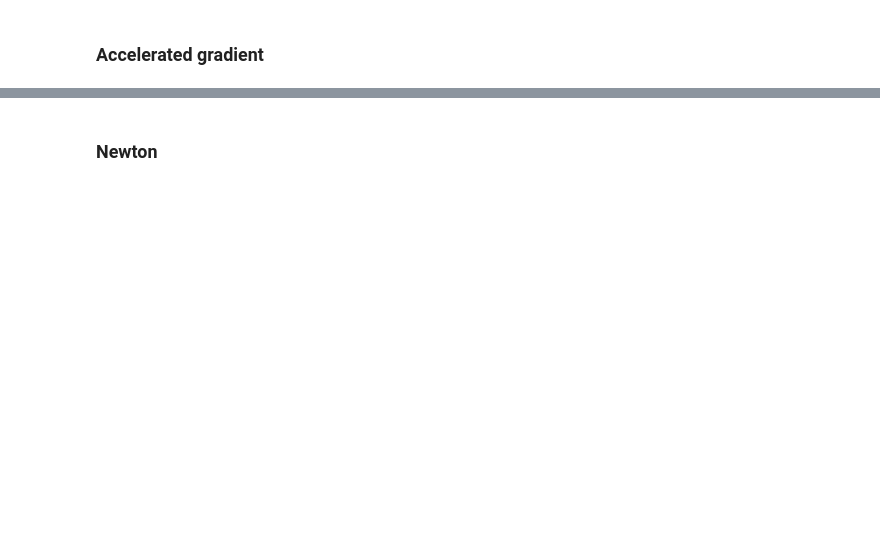
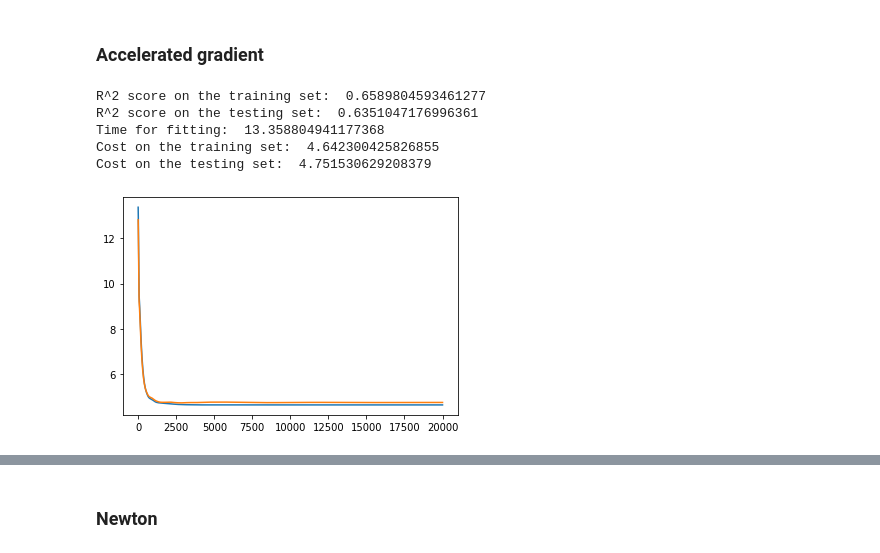
Before and after one commit to hungvm2/advance_optimization, a Jupyter notebook: Bai tap 3.ipynb, the cells around one changed output, grey strips where cells are left out. Saved outputs shown, nothing was run; the diff lists cells and outputs as text; code cells hidden in the pictures; blank space fills up the shorter version.

Commit message:
Completed accelerated GD

```diff
--- a/Bai tap 3.ipynb
+++ b/Bai tap 3.ipynb
@@ -209,0 +254,11 @@ Cost on the testing set:  4.016679454890366
+# %%
+lreg_with_acce_gd = LinearRegression(accelerated_gradient_descent, step_size=10e-4, steps=20000, benchmark_enabled=True, beta=0.9, backtracking_enabled=False, tol=10e-4, early_stopping_enabled=False)
+lreg_with_acce_gd.fit(X_train,y_train, X_test, y_test)
+conclusion(lreg_with_acce_gd)
+# %% [output]
+R^2 score on the training set:  0.6589804593461277
+R^2 score on the testing set:  0.6351047176996361
+Time for fitting:  13.358804941177368
+Cost on the training set:  4.642300425826855
+Cost on the testing set:  4.751530629208379
+[figure, added]
```
Also changed, not shown: parts of 23 cells of this notebook, 4 other files.
